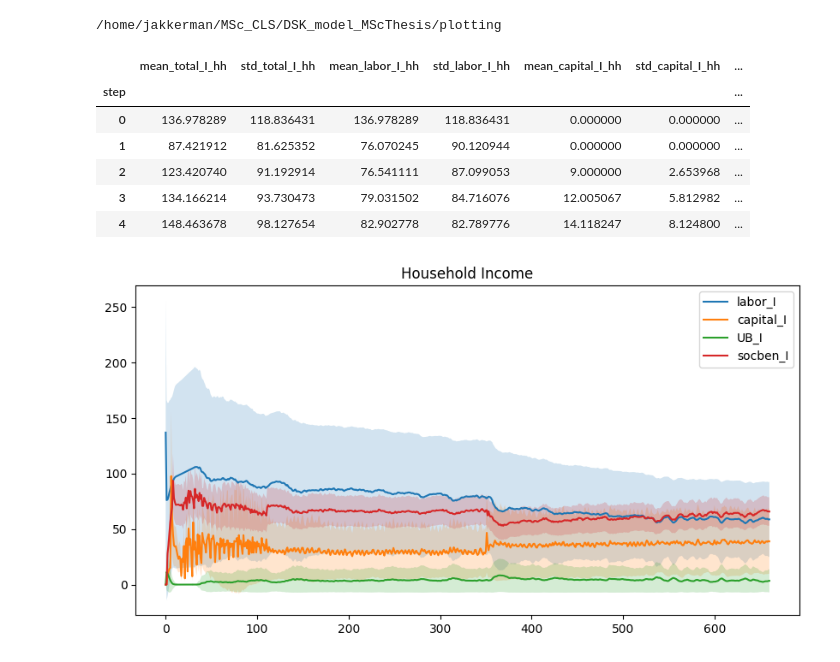
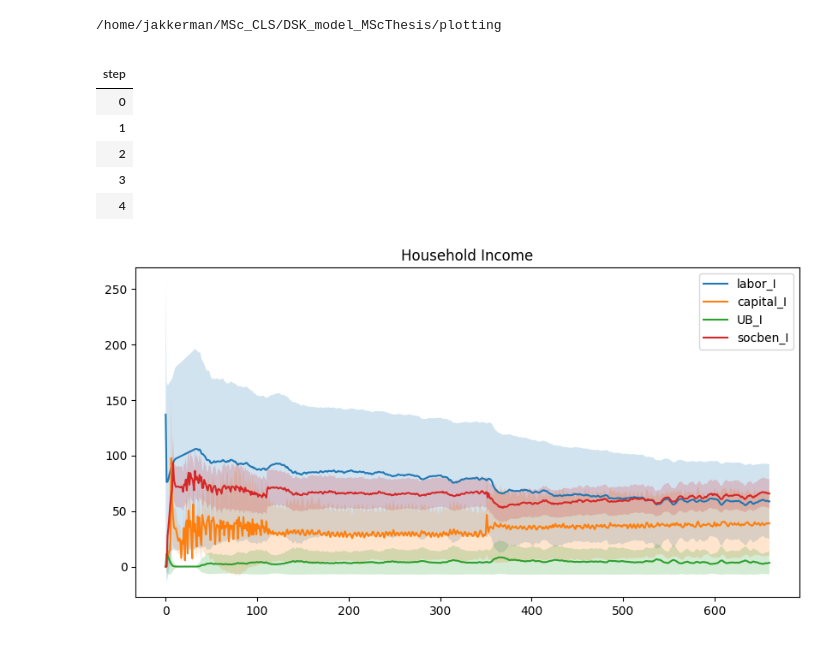
Before and after one commit to Tarsatir/Capsule_Climate, a Jupyter notebook: plotting/plot_runoutput.ipynb, the cells around one changed output. Saved outputs shown, nothing was run; the diff lists cells and outputs as text; code cells hidden in the pictures.

```diff
--- a/plotting/plot_runoutput.ipynb
+++ b/plotting/plot_runoutput.ipynb
@@ -11,16 +11,16 @@ print(os.path.abspath(''))
 seed = 1234
 # %%
 filename = f'../results/result_data/agent_data_{seed}.csv'
-df = pd.read_csv(filename, index_col='step')
-df.head()
+df_agent = pd.read_csv(filename, index_col='step')
+df_agent.head()
 # %% [output]
-|  | mean_total_I_hh | std_total_I_hh | mean_labor_I_hh | std_labor_I_hh | mean_capital_I_hh | std_capital_I_hh | ... |
-| step |  |  |  |  |  |  | ... |
-| 0 | 136.978289 | 118.836431 | 136.978289 | 118.836431 | 0.000000 | 0.000000 | ... |
-| 1 | 87.421912 | 81.625352 | 76.070245 | 90.120944 | 0.000000 | 0.000000 | ... |
-| 2 | 123.420740 | 91.192914 | 76.541111 | 87.099053 | 9.000000 | 2.653968 | ... |
-| 3 | 134.166214 | 93.730473 | 79.031502 | 84.716076 | 12.005067 | 5.812982 | ... |
-| 4 | 148.463678 | 98.127654 | 82.902778 | 82.789776 | 14.118247 | 8.124800 | ... |
+|  |
+| step |
+| 0 |
+| 1 |
+| 2 |
+| 3 |
+| 4 |
 # %%
 fig = plt.subplots(figsize=(10, 5))
 
```
Also changed, not shown: parts of 10 cells of this notebook, 17 other files.
